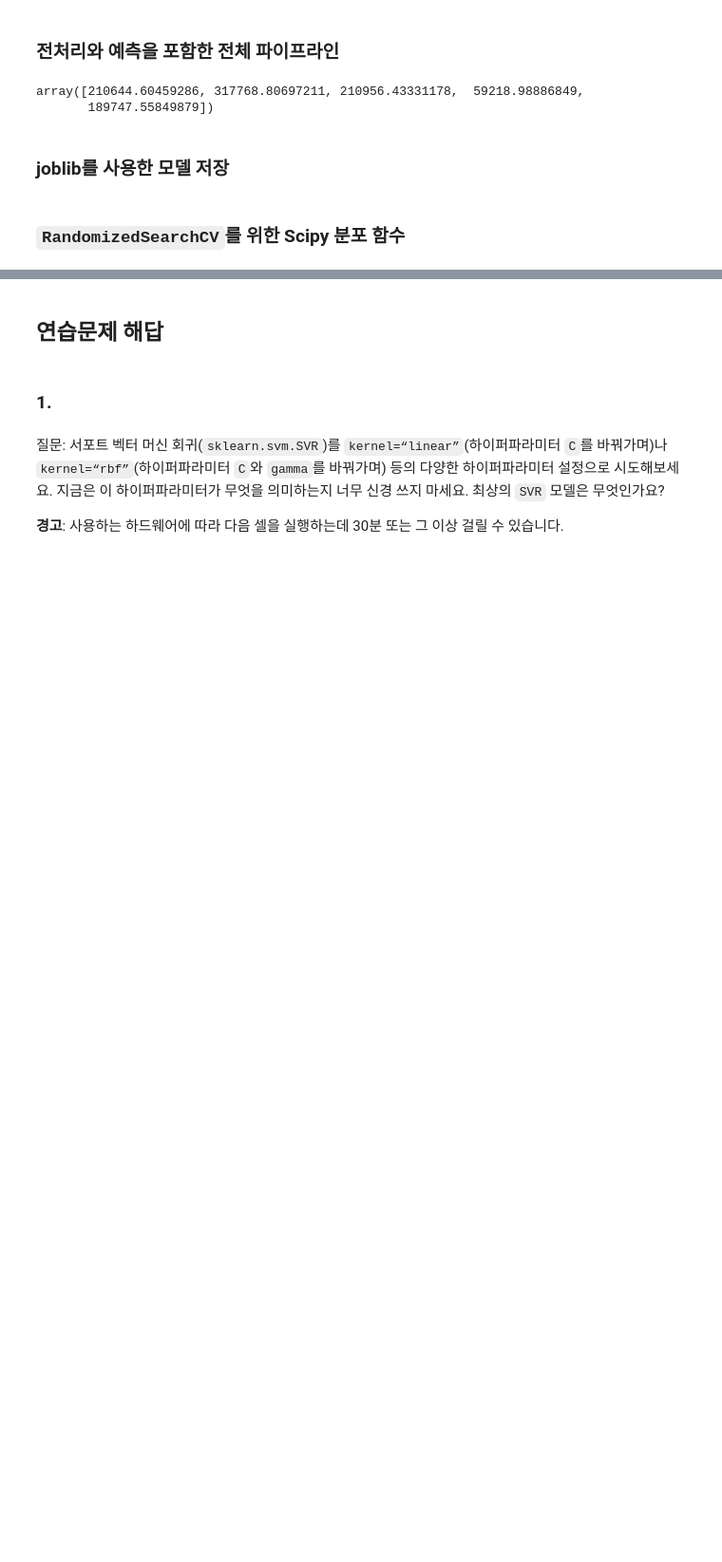
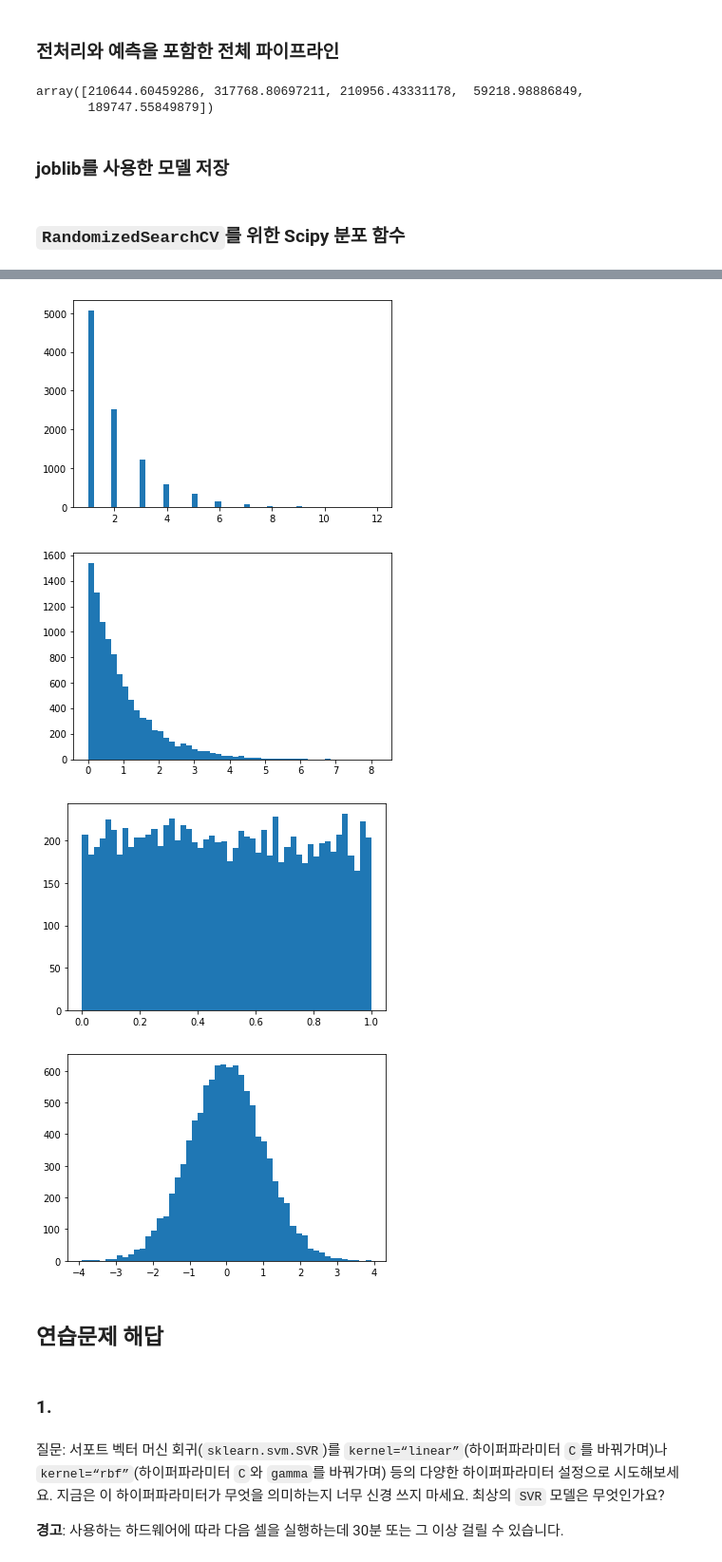
Before and after one commit to codingalzi/handson-ml2, a Jupyter notebook: notebooks/handson-ml-02.ipynb, the cells around one changed output, grey strips where cells are left out. Shown at 95% size. Saved outputs shown, nothing was run; the diff lists cells and outputs as text; code cells hidden in the pictures; blank space fills up the shorter version.

```diff
--- a/notebooks/handson-ml-02.ipynb
+++ b/notebooks/handson-ml-02.ipynb
@@ -1338,3 +1367,33 @@ plt.show()
+# %%
+import matplotlib.pyplot as plt
+from scipy.stats import geom, expon, norm, uniform
+
+# 기하분포
+geom_distrib=geom(0.5).rvs(10000, random_state=42)
+# 지수분포
+expon_distrib=expon().rvs(10000, random_state=42)
+# 균등분포
+uniform_distrib=uniform().rvs(10000)
+# 정규분포
+norm_distrib=norm().rvs(size=10000, random_state=42)
+
+# 발생할 확률이 0.5인 사건이 몇 번 시도하면 발생하는가를 10,000번 실험한 결과
+plt.hist(geom_distrib, bins=50)
+plt.show()
+# 특정 사건이 발생할 때까지 걸리는 시간을 10,000번 실험한 결과
+plt.hist(expon_distrib, bins=50)
+plt.show()
+# 0과 1사의 실수를 임의로, 하지만 균등하게 10,000번 선택한 결과
+plt.hist(uniform_distrib, bins=50)
+plt.show()
+# 무작위로 10,000개의 숫자를 선택한 결과. 단, 표준정규분포를 따라야 함.
+plt.hist(norm_distrib, bins=50)
+plt.show()
+# %% [output]
+[figure, added]
+[figure, added]
+[figure, added]
+[figure, added]
 # %% [markdown]
 ## 연습문제 해답
 # %% [markdown]
```
Also changed, not shown: parts of 9 cells of this notebook, 14 other files.
